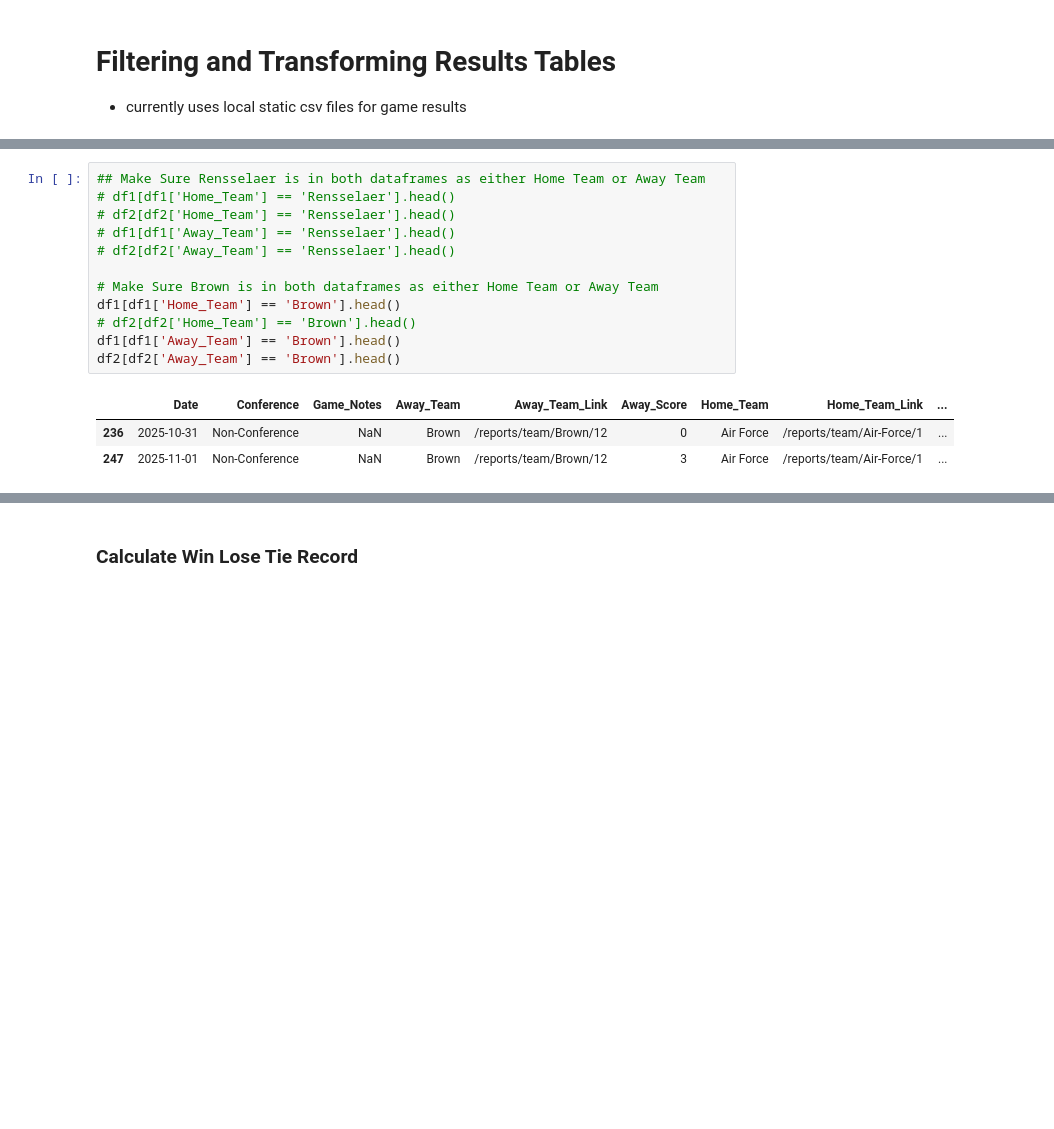
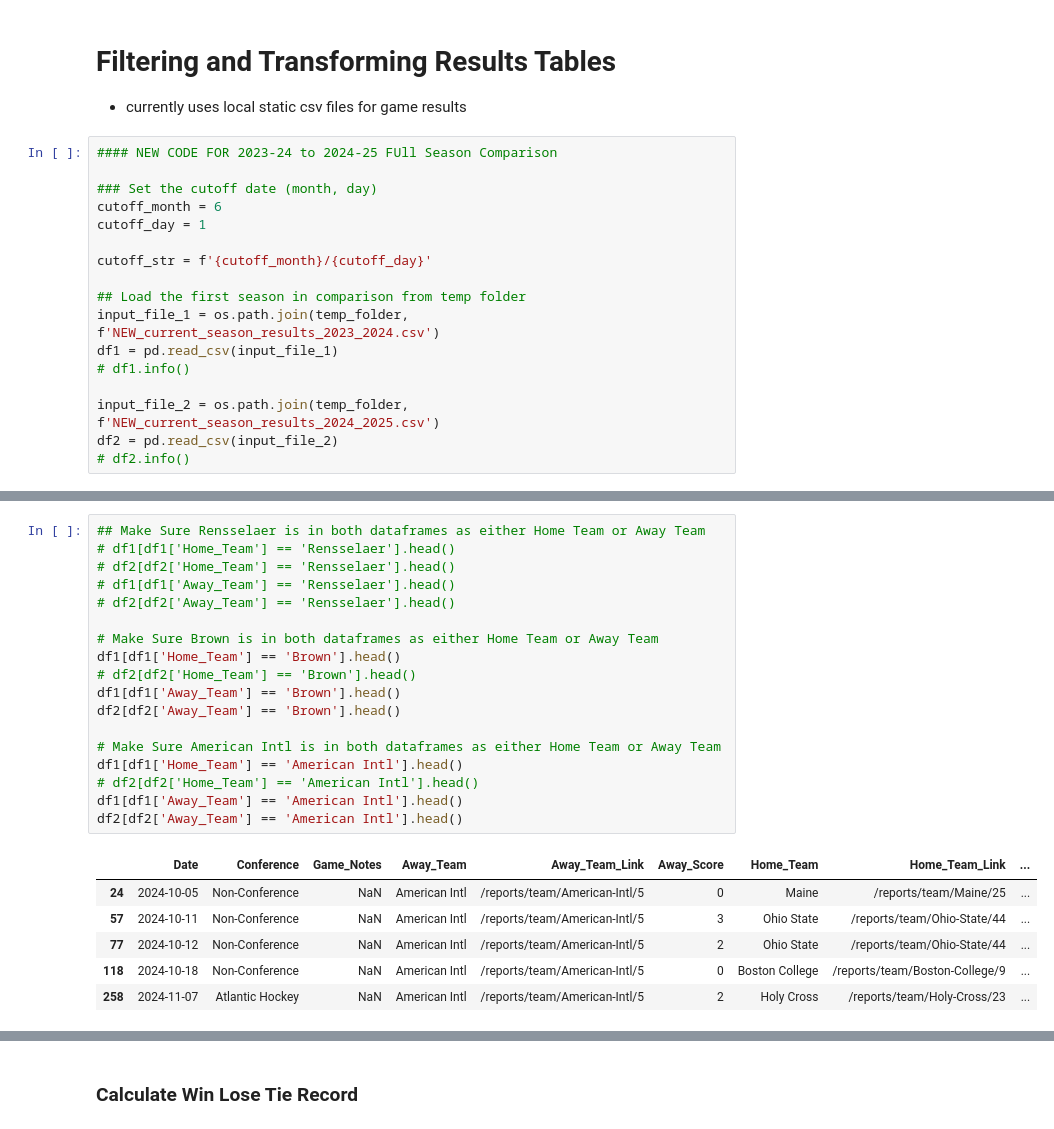
Before and after one commit to JSmith1826/college_hockey_2526, a Jupyter notebook: workbook/visualization_scripts/Point_percentage_year_over_year.ipynb, the cells around one changed output, grey strips where cells are left out. Saved outputs shown, nothing was run; the diff lists cells and outputs as text; blank space fills up the shorter version.

```diff
--- a/workbook/visualization_scripts/Point_percentage_year_over_year.ipynb
+++ b/workbook/visualization_scripts/Point_percentage_year_over_year.ipynb
@@ -202,4 +204,21 @@ season_start_year = 2025
 # %% [markdown]
 # Filtering and Transforming Results Tables
 - currently uses local static csv files for game results
+# %%
+#### NEW CODE FOR 2023-24 to 2024-25 FUll Season Comparison
+
+### Set the cutoff date (month, day)
+cutoff_month = 6
+cutoff_day = 1
+
+cutoff_str = f'{cutoff_month}/{cutoff_day}'
+
+## Load the first season in comparison from temp folder
+input_file_1 = os.path.join(temp_folder, f'NEW_current_season_results_2023_2024.csv')
+df1 = pd.read_csv(input_file_1)
+# df1.info()
+
+input_file_2 = os.path.join(temp_folder, f'NEW_current_season_results_2024_2025.csv')
+df2 = pd.read_csv(input_file_2)
+# df2.info()
 # %%
@@ -271,19 +292,28 @@ ________________________________
 # %%
 ## Make Sure Rensselaer is in both dataframes as either Home Team or Away Team
 # df1[df1['Home_Team'] == 'Rensselaer'].head()
 # df2[df2['Home_Team'] == 'Rensselaer'].head()
 # df1[df1['Away_Team'] == 'Rensselaer'].head()
 # df2[df2['Away_Team'] == 'Rensselaer'].head()
 
 # Make Sure Brown is in both dataframes as either Home Team or Away Team
 df1[df1['Home_Team'] == 'Brown'].head()
 # df2[df2['Home_Team'] == 'Brown'].head()
 df1[df1['Away_Team'] == 'Brown'].head()
 df2[df2['Away_Team'] == 'Brown'].head()
+
+# Make Sure American Intl is in both dataframes as either Home Team or Away Team
+df1[df1['Home_Team'] == 'American Intl'].head()
+# df2[df2['Home_Team'] == 'American Intl'].head()
+df1[df1['Away_Team'] == 'American Intl'].head()
+df2[df2['Away_Team'] == 'American Intl'].head()
 # %% [output]
 |  | Date | Conference | Game_Notes | Away_Team | Away_Team_Link | Away_Score | Home_Team | Home_Team_Link | ... |
-| 236 | 2025-10-31 | Non-Conference | NaN | Brown | /reports/team/Brown/12 | 0 | Air Force | /reports/team/Air-Force/1 | ... |
-| 247 | 2025-11-01 | Non-Conference | NaN | Brown | /reports/team/Brown/12 | 3 | Air Force | /reports/team/Air-Force/1 | ... |
+| 24 | 2024-10-05 | Non-Conference | NaN | American Intl | /reports/team/American-Intl/5 | 0 | Maine | /reports/team/Maine/25 | ... |
+| 57 | 2024-10-11 | Non-Conference | NaN | American Intl | /reports/team/American-Intl/5 | 3 | Ohio State | /reports/team/Ohio-State/44 | ... |
+| 77 | 2024-10-12 | Non-Conference | NaN | American Intl | /reports/team/American-Intl/5 | 2 | Ohio State | /reports/team/Ohio-State/44 | ... |
+| 118 | 2024-10-18 | Non-Conference | NaN | American Intl | /reports/team/American-Intl/5 | 0 | Boston College | /reports/team/Boston-College/9 | ... |
+| 258 | 2024-11-07 | Atlantic Hockey | NaN | American Intl | /reports/team/American-Intl/5 | 2 | Holy Cross | /reports/team/Holy-Cross/23 | ... |
 # %%
 import pandas as pd
 from datetime import date
```
Also changed, not shown: parts of 17 cells of this notebook, 2 other files.
